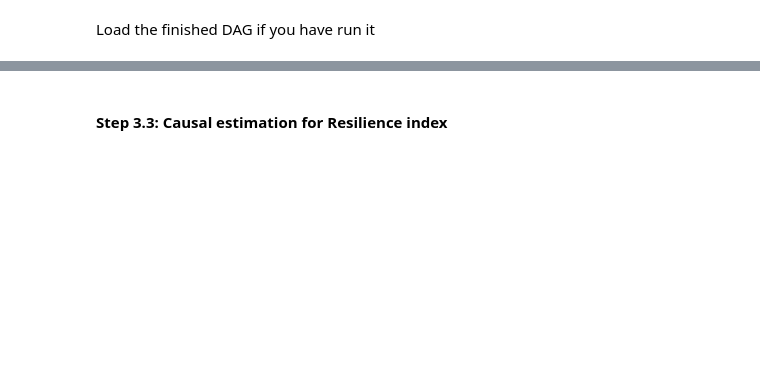
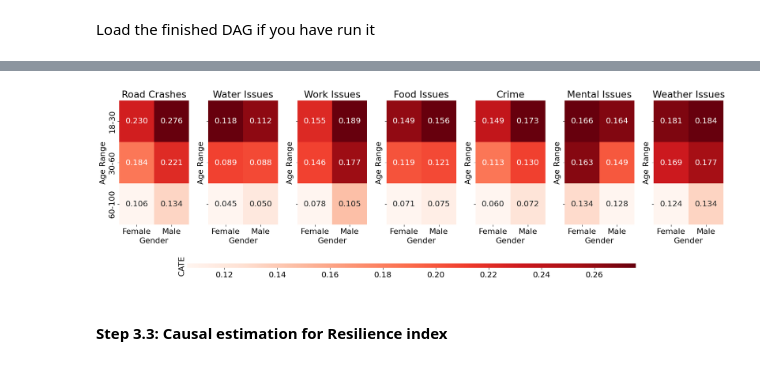
Before and after one commit to leminhkieu/Perception-experience-and-resilience-to-risks-a-global-analysis, a Jupyter notebook: Codes/Causal_discovery_inference_v2.ipynb, the cells around one changed output, grey strips where cells are left out. Saved outputs shown, nothing was run; the diff lists cells and outputs as text; code cells hidden in the pictures; blank space fills up the shorter version.

```diff
--- a/Codes/Causal_discovery_inference_v2.ipynb
+++ b/Codes/Causal_discovery_inference_v2.ipynb
@@ -473,0 +348,5 @@ CATE_perception = estimate.cate_estimates
+# %%
+with open("../Data/df_processed.pkl", 'rb') as f:
+    df = pickle.load(f)
+
+df = df.dropna()
@@ -473,0 +396,74 @@ CATE_perception = estimate.cate_estimates
+# %%
+# Calculate the constant marginal effect for these instances
+const_marginal_effect = est.const_marginal_effect(X=W_scaled).ravel()
+const_marginal_effect
+df['cate_impact'] = pd.Series(const_marginal_effect)
+# %%
+plt.rcParams.update({'font.size': 16})
+
+age_ranges = [(18, 30), (30, 60), (60, 100)]
+genders = [0, 1]  # Assuming Gender is binary: 0 or 1
+treatments = ['Exp_RoadCrash','Exp_Water','Exp_Work','Exp_Food','Exp_Crime','Exp_Mental','Exp_Weather']
+
+# Initialize empty DataFrame to hold CATE values for visualization
+cate_impact_df = pd.DataFrame(columns=['Age_Min', 'Age_Max', 'Gender', 'Treatment', 'CATE'])
+
+# Loop through each age range and gender
+for age_min, age_max in age_ranges:
+    for gender in genders:
+        # Define the key for this subset
+        key = f'Age_{age_min}_{age_max}_Gender_{gender}'
+        #print(key)
+
+        # Subset data for the given age range and gender
+        df_subset = df.loc[df['Age'].between(age_min, age_max) & (df['Gender'] == gender),treatments].reset_index(drop=True)
+        #print(df_subset)
+
+        for treatment_idx, treatment in enumerate(treatments):
+
+            cate_value = np.mean(df_subset.iloc[:, treatment_idx])  # Averaging CATE values if there are multiple
+            cate_impact_df = cate_impact_df.append({
+                'Age_Min': age_min,
+                'Age_Max': age_max,
+                'Gender': gender,
+                'Treatment': treatment,
+                'CATE': cate_value
+            }, ignore_index=True)
+
+# Create subplots
+fig, axes = plt.subplots(1, 7, figsize=(18, 6), sharey=True, sharex=True)
+cbar_ax = fig.add_axes([0.15, 0.08, 0.7, 0.02])  # Positioning of the colorbar at the bottom
+
+# Define friendly names for the treatments and genders
+friendly_treatment_names = {
+    'Exp_RoadCrash': 'Road Crashes',
+    'Exp_Water': 'Water Issues',
+    'Exp_Work': 'Work Issues',
+    'Exp_Food': 'Food Issues',
+    'Exp_Crime': 'Crime',
+    'Exp_Mental': 'Mental Issues',
+    'Exp_Weather': 'Weather Issues'
+}
+friendly_gender_names = {1: 'Male', 0: 'Female'}
+
+
+# Loop through each treatment to create individual subplots
+for idx, treatment in enumerate(treatments):
+    ax = axes[idx]
+    data = cate_impact_df[cate_impact_df['Treatment'] == treatment].pivot_table(
+        values='CATE', index=['Age_Min', 'Age_Max'], columns='Gender'
+    )
+    sns.heatmap(data, ax=ax, cmap='Reds', annot=True, cbar=(idx == 0), cbar_ax=cbar_ax, cbar_kws={'orientation': 'horizontal'}, fmt=".3f")
+
+    ax.set_title(friendly_treatment_names[treatment])
+    ax.set_xlabel('Gender')
+    ax.set_ylabel('Age Range')
+    ax.set_xticklabels([friendly_gender_names[int(label.get_text())] for label in ax.get_xticklabels()])
+
+# Set color bar label
+cbar_ax.set_ylabel('CATE')
+
+plt.tight_layout(rect=[0, 0.15, 1, 0.95])
+plt.savefig('../Figures/CATE_Impact_GenderAge.pdf')
+plt.show()
+# %% [output]
@@ -474,2 +471,3 @@ CATE_perception = estimate.cate_estimates
+[figure, added]
 # %% [markdown]
 #### Step 3.3: Causal estimation for Resilience index
```
Also changed, not shown: parts of 47 cells of this notebook, 41 other files.
